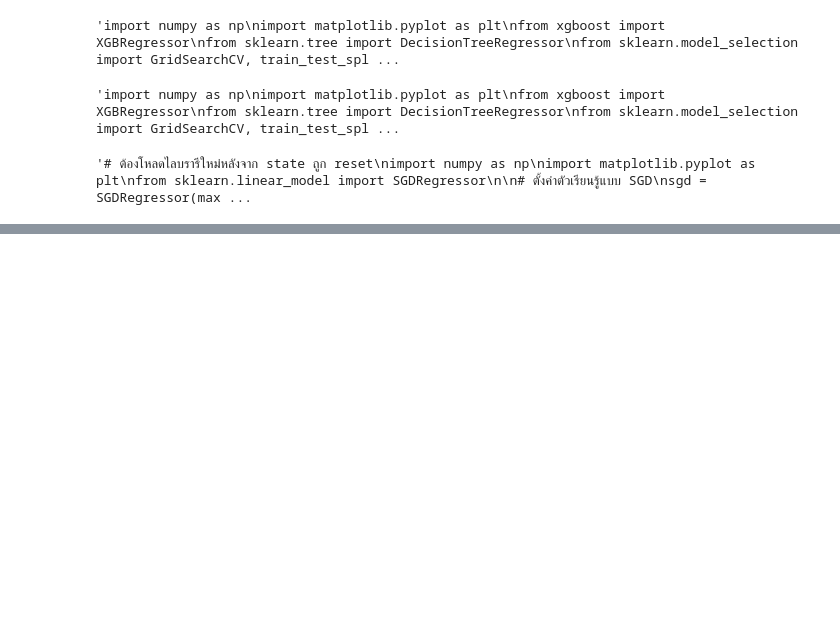
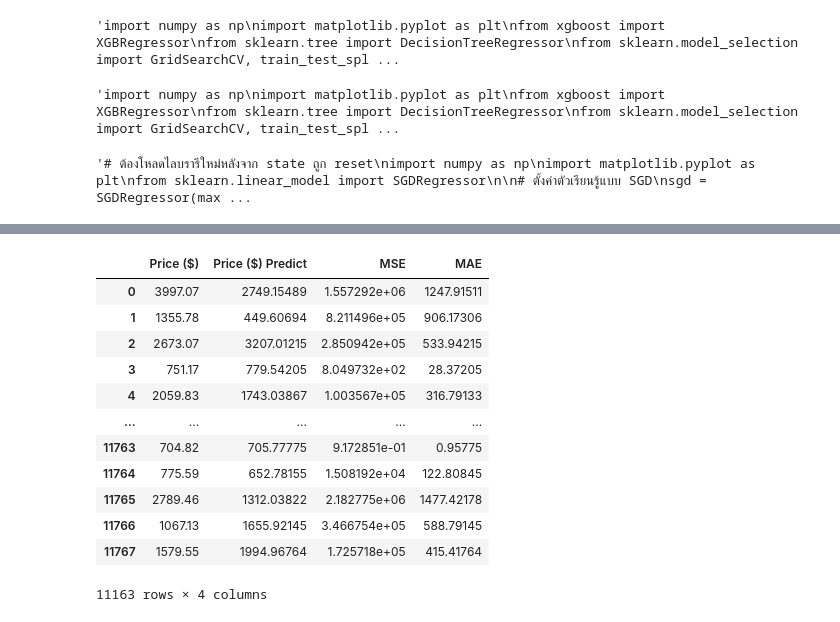
Before and after one commit to Krengsak/GradientBoosting, a Jupyter notebook: laptop_prices.ipynb, the cells around one changed output, grey strips where cells are left out. Drawn from its saved outputs; the diff is of its cells as text; code cells hidden in the pictures; blank space fills up the shorter version.

```diff
--- a/laptop_prices.ipynb
+++ b/laptop_prices.ipynb
@@ -872,0 +807,21 @@ df_result
+# %%
+# กำหนดค่าตัวแปรตามที่ร้องขอ
+
+x1 = df_cleaned['RAM_en']
+x2 = df_cleaned['Resolution_en']
+x3 = df_cleaned['Processor_en']
+x4 = df_cleaned['Battery Life (hours)']
+y = df_cleaned['Price ($)']
+
+y_hat = 429.8388*x1 + 396.9833*x2 + 100.2624*x3  + 26.4981*x4 + -0.0000
+mse_total = ((y - y_hat)**2)
+
+mae = mean_absolute_error(y, y_hat)
+mse = mean_squared_error(y, y_hat)
+
+df_result = df_cleaned.copy()
+df_result['Price ($) Predict'] = y_hat
+df_result['MSE'] = (y - y_hat) ** 2  # MSE สำหรับแต่ละแถว
+df_result['MAE'] = abs(y - y_hat)    # MAE สำหรับแต่ละแถว
+
+df_result
@@ -872,0 +842,17 @@ df_result
+# %%
+df_result = df_result.drop(['Screen Size (inch)', 'Battery Life (hours)', 'Weight (kg)', 'Brand_en', 'RAM_en', 'GPU_en', 'OS_en', 'Resolution_en', 'HDD (GB)', 'SSD (GB)', 'Processor_en'], axis=1)
+df_result
+# %% [output]
+|  | Price ($) | Price ($) Predict | MSE | MAE |
+| 0 | 3997.07 | 2749.15489 | 1.557292e+06 | 1247.91511 |
+| 1 | 1355.78 | 449.60694 | 8.211496e+05 | 906.17306 |
+| 2 | 2673.07 | 3207.01215 | 2.850942e+05 | 533.94215 |
+| 3 | 751.17 | 779.54205 | 8.049732e+02 | 28.37205 |
+| 4 | 2059.83 | 1743.03867 | 1.003567e+05 | 316.79133 |
+| ... | ... | ... | ... | ... |
+| 11763 | 704.82 | 705.77775 | 9.172851e-01 | 0.95775 |
+| 11764 | 775.59 | 652.78155 | 1.508192e+04 | 122.80845 |
+| 11765 | 2789.46 | 1312.03822 | 2.182775e+06 | 1477.42178 |
+| 11766 | 1067.13 | 1655.92145 | 3.466754e+05 | 588.79145 |
+| 11767 | 1579.55 | 1994.96764 | 1.725718e+05 | 415.41764 |
+11163 rows × 4 columns
```
Also changed, not shown: parts of 11 cells of this notebook, 3 other files.
